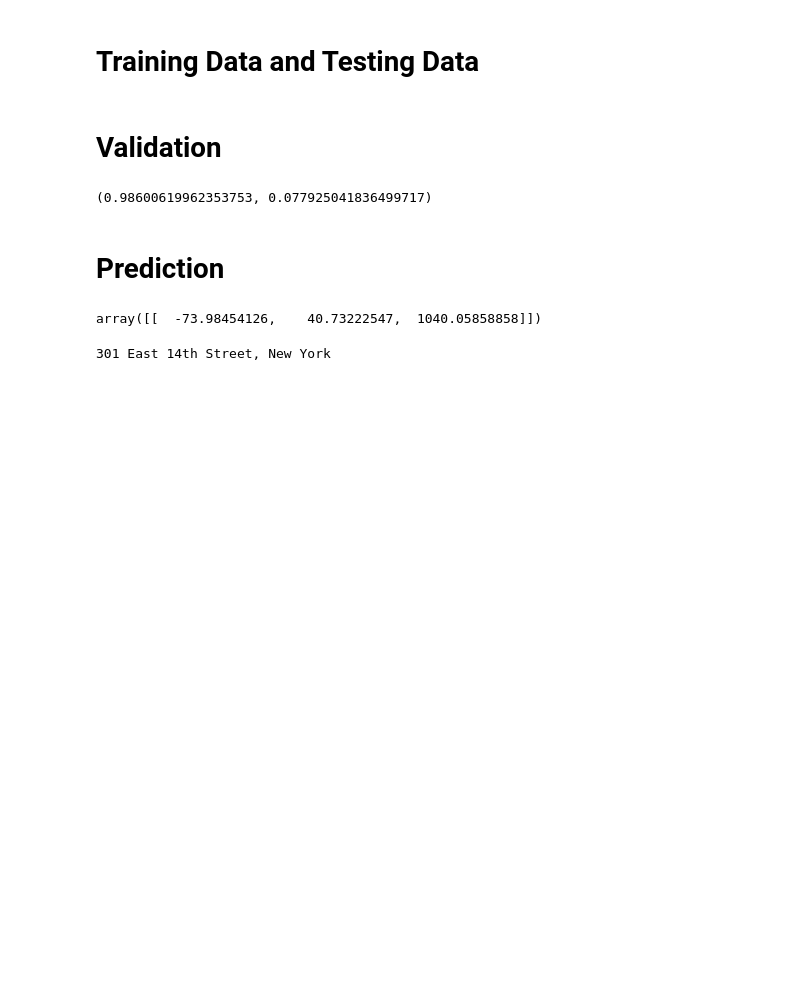
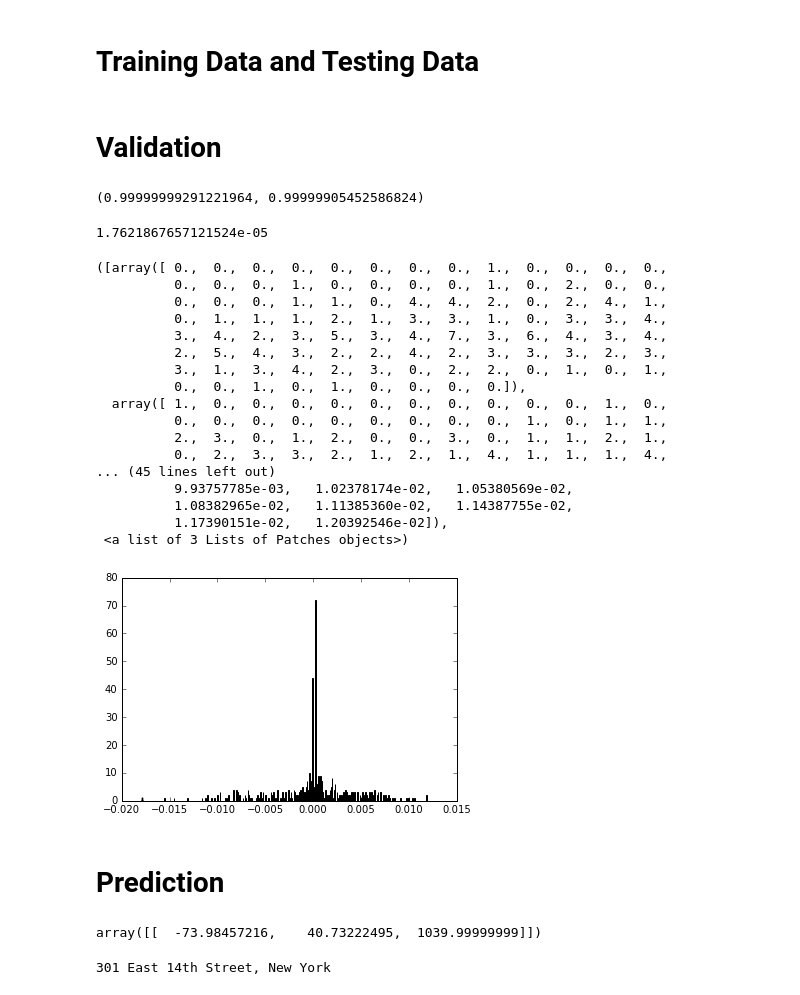
Before and after one commit to stephanlin/nyc-yellow-taxi-prediction, a Jupyter notebook: Highest Tip Location (Q2).ipynb, the cells around one changed output. Cells and saved outputs as stored; diff of their text form; code cells hidden in the pictures; blank space fills up the shorter version.

Commit message:
change tip sum to tip avg in clusters

```diff
--- a/Highest Tip Location (Q2).ipynb
+++ b/Highest Tip Location (Q2).ipynb
@@ -156,6 +156,7 @@ See the caveats in the documentation: http://pandas.pydata.org/pandas-docs/stabl
 # %%
 #prepare for regression
-cluster_tip = df_selected.groupby('Cluster').tip_percentage.sum()
+df_selected_cluster = df_selected.groupby('Cluster')
+cluster_tip = df_selected_cluster.tip_percentage.sum() / df_selected_cluster.size()
 cluster_tip = np.array([[cluster_tip[i]] for i in range(len(cluster_tip))])
 cluster_center = kmeans_n.cluster_centers_
 # %% [markdown]
@@ -191,7 +192,48 @@ def fit_model_and_score(data, response, validation, val_response):
 
 print (fit_model_and_score(train_feature, train_response, test_feature, test_response))
 # %% [output]
-(0.98600619962353753, 0.077925041836499717)
+(0.99999999291221964, 0.99999905452586824)
+# %%
+#use mean squared error to evaluation model
+from sklearn.metrics import mean_squared_error
+
+MSE_model=Pipeline([('poly', PolynomialFeatures(degree=4)),
+                ('linear', LinearRegression(fit_intercept=False))])
+MSE_model.fit(train_feature, train_response)
+X_MSE=(test_feature)
+y_MSE = MSE_model.predict(X_MSE)
+mean_squared_error(test_response, y_MSE)
+# %% [output]
+1.7621867657121524e-05
+# %%
+def residuals(predicted, observed, model):
+   residual = observed - model.predict(predicted)
+   return residual
+
+model = fit_model(train_feature, train_response)
+model_resid = residuals(test_feature, test_response, model)
+
+
+plt.hist(np.array(model_resid),bins = 100)
+# %% [output]
+([array([ 0.,  0.,  0.,  0.,  0.,  0.,  0.,  0.,  1.,  0.,  0.,  0.,  0.,
+          0.,  0.,  0.,  1.,  0.,  0.,  0.,  0.,  1.,  0.,  2.,  0.,  0.,
+          0.,  0.,  0.,  1.,  1.,  0.,  4.,  4.,  2.,  0.,  2.,  4.,  1.,
+          0.,  1.,  1.,  1.,  2.,  1.,  3.,  3.,  1.,  0.,  3.,  3.,  4.,
+          3.,  4.,  2.,  3.,  5.,  3.,  4.,  7.,  3.,  6.,  4.,  3.,  4.,
+          2.,  5.,  4.,  3.,  2.,  2.,  4.,  2.,  3.,  3.,  3.,  2.,  3.,
+          3.,  1.,  3.,  4.,  2.,  3.,  0.,  2.,  2.,  0.,  1.,  0.,  1.,
+          0.,  0.,  1.,  0.,  1.,  0.,  0.,  0.,  0.]),
+  array([ 1.,  0.,  0.,  0.,  0.,  0.,  0.,  0.,  0.,  0.,  0.,  1.,  0.,
+          0.,  0.,  0.,  0.,  0.,  0.,  0.,  0.,  0.,  1.,  0.,  1.,  1.,
+          2.,  3.,  0.,  1.,  2.,  0.,  0.,  3.,  0.,  1.,  1.,  2.,  1.,
+          0.,  2.,  3.,  3.,  2.,  1.,  2.,  1.,  4.,  1.,  1.,  1.,  4.,
+... (45 lines left out)
+          9.93757785e-03,   1.02378174e-02,   1.05380569e-02,
+          1.08382965e-02,   1.11385360e-02,   1.14387755e-02,
+          1.17390151e-02,   1.20392546e-02]),
+ <a list of 3 Lists of Patches objects>)
+[figure, added]
 # %% [markdown]
 # Prediction
 # %%
@@ -202,7 +244,7 @@ x_predict = (max(cluster_tip))
 y_predict = model.predict(x_predict)
 y_predict
 # %% [output]
-array([[  -73.98454126,    40.73222547,  1040.05858858]])
+array([[  -73.98457216,    40.73222495,  1039.99999999]])
 # %%
 from pygeocoder import Geocoder
 predicted_location = Geocoder.reverse_geocode(y_predict[0][1], y_predict[0][0])
```
Also changed, not shown: parts of 3 cells of this notebook.
